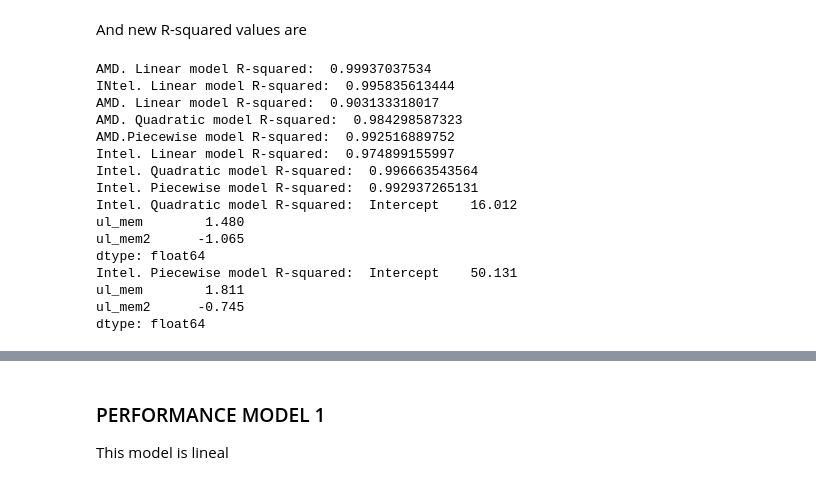
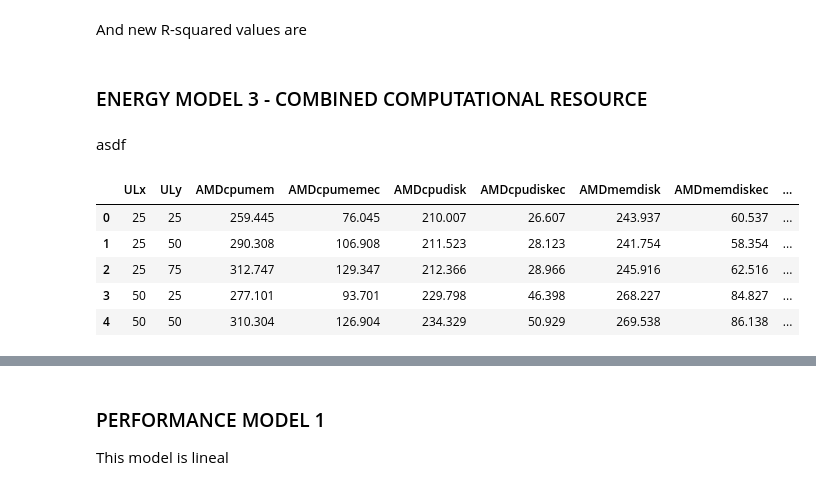
Before and after one commit to jonathan-murana/notebook, a Jupyter notebook: milab.ipynb, the cells around one changed output, grey strips where cells are left out. Cells and saved outputs as stored; diff of their text form; code cells hidden in the pictures.

Commit message:
modelo cpu mem

```diff
--- a/milab.ipynb
+++ b/milab.ipynb
@@ -1618,34 +1556,37 @@ y_test2=101.19967019536779
 # %% [markdown]
 And new R-squared values are
 # %%
-print("AMD. Linear model R-squared: ",linear_model_amd_cpu.rsquared)
-print("INtel. Linear model R-squared: ",linear_model_intel_cpu.rsquared)
+#print("AMD. Linear model R-squared: ",linear_model_amd_cpu.rsquared)
+#print("INtel. Linear model R-squared: ",linear_model_intel_cpu.rsquared)
 
+#print("AMD. Linear model R-squared: ",linear_model_amd_mem.rsquared)
+#print("AMD. Quadratic model R-squared: ",linear_model_amd_mem_2.rsquared)
+#print("AMD.Piecewise model R-squared: ",linear_model_amd_mem_3.rsquared)
 
-print("AMD. Linear model R-squared: ",linear_model_amd_mem.rsquared)
-print("AMD. Quadratic model R-squared: ",linear_model_amd_mem_2.rsquared)
-print("AMD.Piecewise model R-squared: ",linear_model_amd_mem_3.rsquared)
+#print("Intel. Linear model R-squared: ",linear_model_intel_mem.rsquared)
+#print("Intel. Quadratic model R-squared: ",linear_model_intel_mem_2.rsquared)
+#print("Intel. Piecewise model R-squared: ",linear_model_intel_mem_3.rsquared)
 
-print("Intel. Linear model R-squared: ",linear_model_intel_mem.rsquared)
-print("Intel. Quadratic model R-squared: ",linear_model_intel_mem_2.rsquared)
-print("Intel. Piecewise model R-squared: ",linear_model_intel_mem_3.rsquared)
-
-print("Intel. Quadratic model R-squared: ",linear_model_amd_mem_3.params)
-print("Intel. Piecewise model R-squared: ",linear_model_intel_mem_3.params)
+#print("Intel. Quadratic model R-squared: ",linear_model_amd_mem_3.params)
+#print("Intel. Piecewise model R-squared: ",linear_model_intel_mem_3.params)
-# %% [output]
-AMD. Linear model R-squared:  0.99937037534
-INtel. Linear model R-squared:  0.995835613444
-AMD. Linear model R-squared:  0.903133318017
-AMD. Quadratic model R-squared:  0.984298587323
-AMD.Piecewise model R-squared:  0.992516889752
-Intel. Linear model R-squared:  0.974899155997
-Intel. Quadratic model R-squared:  0.996663543564
-Intel. Piecewise model R-squared:  0.992937265131
-Intel. Quadratic model R-squared:  Intercept    16.012
-ul_mem        1.480
-ul_mem2      -1.065
-dtype: float64
-Intel. Piecewise model R-squared:  Intercept    50.131
-ul_mem        1.811
-ul_mem2      -0.745
-dtype: float64
+# %% [markdown]
+### ENERGY MODEL 3 - COMBINED  COMPUTATIONAL RESOURCE
+# %% [markdown]
+asdf
+# %%
+new_cols = ['ULx', 'ULy',
+            'AMDcpumem', 'AMDcpumemec', \
+            'AMDcpudisk', 'AMDcpudiskec', \
+            'AMDmemdisk', 'AMDmemdiskec', \
+            'Intelcpumem', 'Intel_cpu_mem_ec', \
+            'Intelcpudisk', 'Intelcpudiskec', \
+            'Intelmemdisk', 'Intelmemdiskec']
+df_double_result.columns = new_cols
+df_double_result.head()
+# %% [output]
+|  | ULx | ULy | AMDcpumem | AMDcpumemec | AMDcpudisk | AMDcpudiskec | AMDmemdisk | AMDmemdiskec | ... |
+| 0 | 25 | 25 | 259.445 | 76.045 | 210.007 | 26.607 | 243.937 | 60.537 | ... |
+| 1 | 25 | 50 | 290.308 | 106.908 | 211.523 | 28.123 | 241.754 | 58.354 | ... |
+| 2 | 25 | 75 | 312.747 | 129.347 | 212.366 | 28.966 | 245.916 | 62.516 | ... |
+| 3 | 50 | 25 | 277.101 | 93.701 | 229.798 | 46.398 | 268.227 | 84.827 | ... |
+| 4 | 50 | 50 | 310.304 | 126.904 | 234.329 | 50.929 | 269.538 | 86.138 | ... |
```
Also changed, not shown: parts of 14 cells of this notebook.
